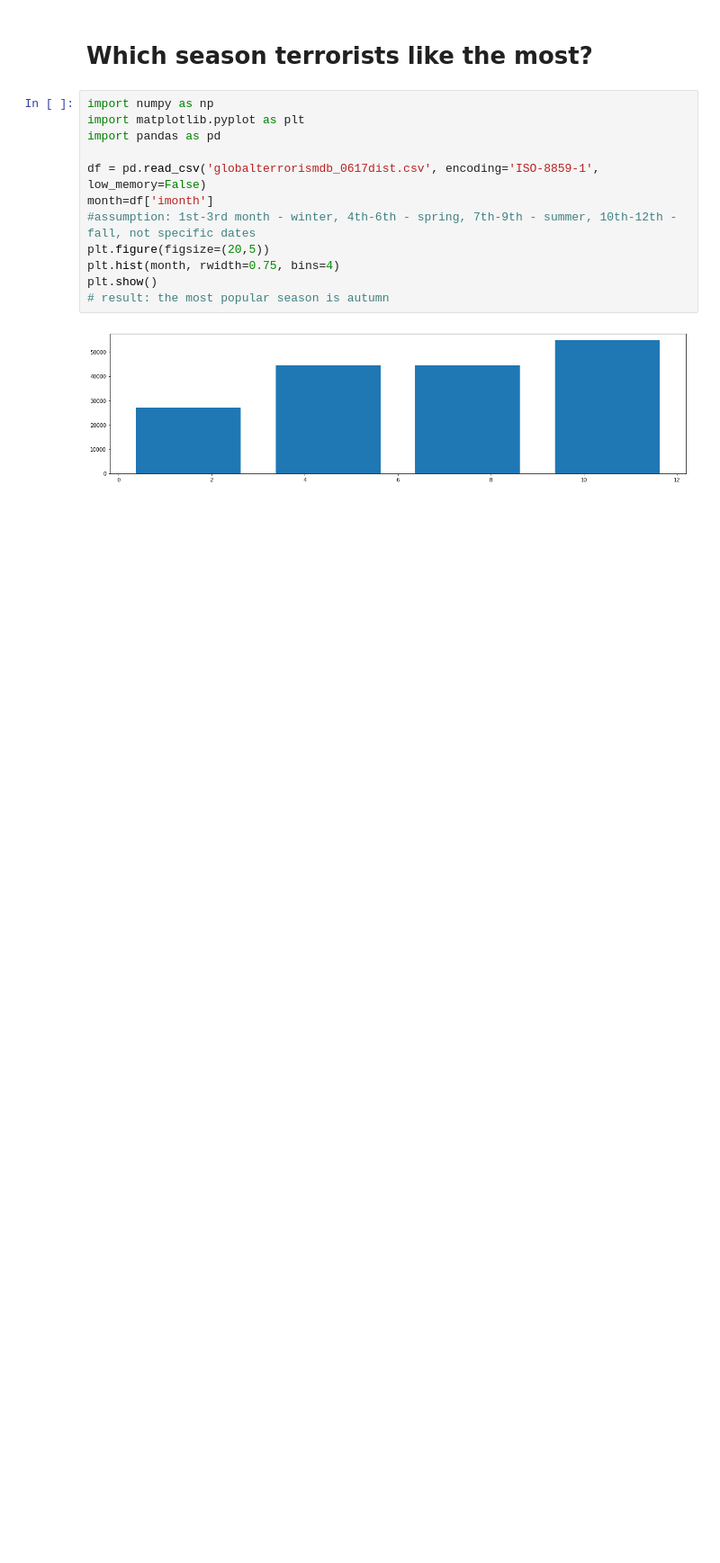
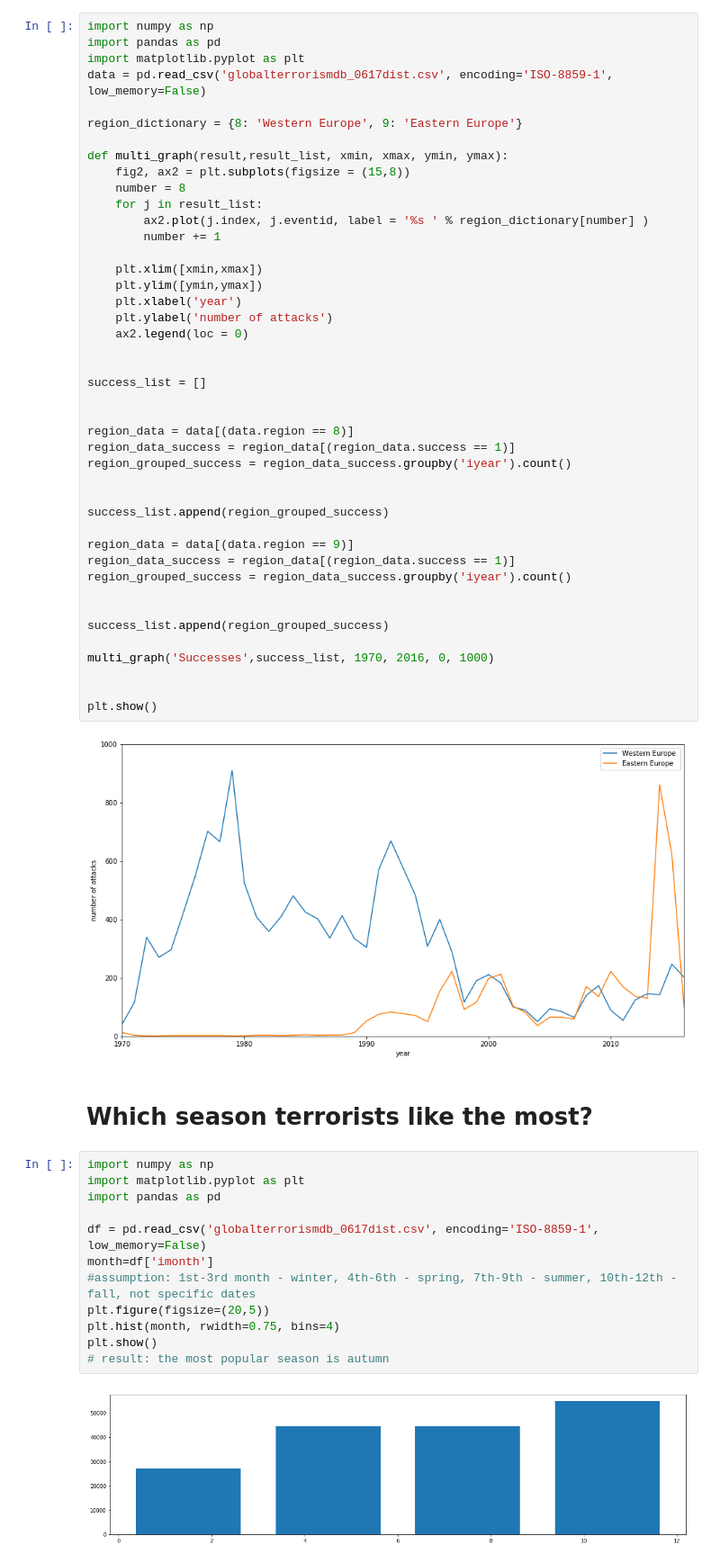
Before and after one commit to sylwiamol/bme-terrorists, a Jupyter notebook: Terrorism.ipynb, the cells around one changed output. Shown at 90% size. Drawn from its saved outputs; the diff is of its cells as text; blank space fills up the shorter version.

```diff
--- a/Terrorism.ipynb
+++ b/Terrorism.ipynb
@@ -1,3 +3,48 @@
+# %%
+import numpy as np
+import pandas as pd
+import matplotlib.pyplot as plt
+data = pd.read_csv('globalterrorismdb_0617dist.csv', encoding='ISO-8859-1', low_memory=False)
+
+region_dictionary = {8: 'Western Europe', 9: 'Eastern Europe'}
+
+def multi_graph(result,result_list, xmin, xmax, ymin, ymax):
+    fig2, ax2 = plt.subplots(figsize = (15,8))
+    number = 8
+    for j in result_list:
+        ax2.plot(j.index, j.eventid, label = '%s ' % region_dictionary[number] )
+        number += 1
+
+    plt.xlim([xmin,xmax])
+    plt.ylim([ymin,ymax])
+    plt.xlabel('year')
+    plt.ylabel('number of attacks')
+    ax2.legend(loc = 0)
+
+
+success_list = []
+
+
+region_data = data[(data.region == 8)]
+region_data_success = region_data[(region_data.success == 1)]
+region_grouped_success = region_data_success.groupby('iyear').count()
+
+
+success_list.append(region_grouped_success)
+
+region_data = data[(data.region == 9)]
+region_data_success = region_data[(region_data.success == 1)]
+region_grouped_success = region_data_success.groupby('iyear').count()
+
+
+success_list.append(region_grouped_success)
+
+multi_graph('Successes',success_list, 1970, 2016, 0, 1000)
+
+
+plt.show()
+# %% [output]
+[figure, added]
 # %% [markdown]
 # Which season terrorists like the most?
 # %%
```
Also changed, not shown: parts of 5 cells of this notebook.
